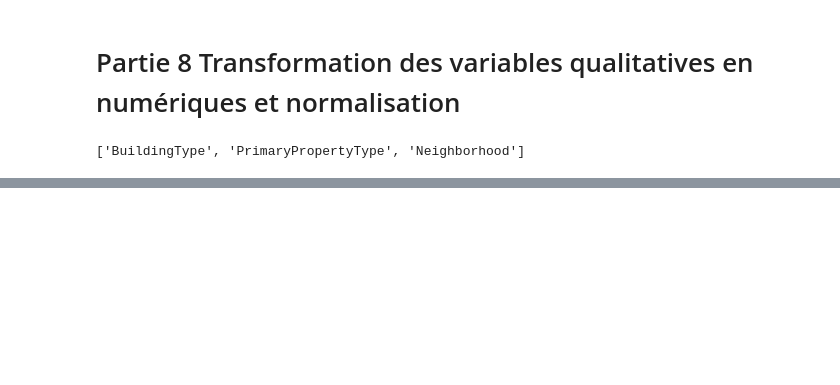
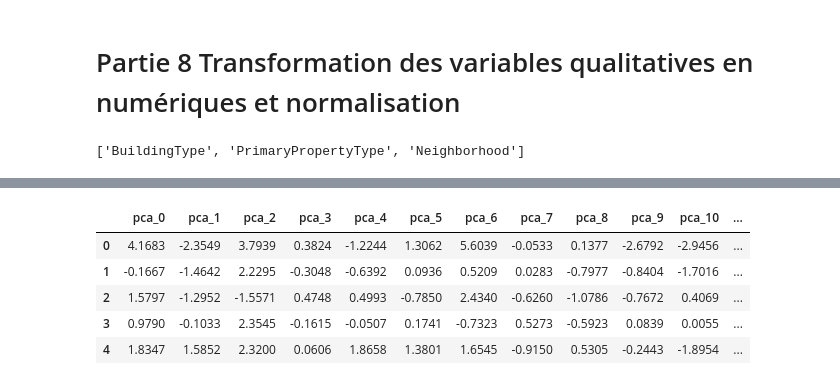
Before and after one commit to hoochycoochie/p4ml, a Jupyter notebook: DIOP_Amadou_1_notebook_exploratoire_082022.ipynb, the cells around one changed output, grey strips where cells are left out. Saved outputs shown, nothing was run; the diff lists cells and outputs as text; code cells hidden in the pictures; blank space fills up the shorter version.

```diff
--- a/DIOP_Amadou_1_notebook_exploratoire_082022.ipynb
+++ b/DIOP_Amadou_1_notebook_exploratoire_082022.ipynb
@@ -594,0 +623,11 @@ memory usage: 420.7 KB
+# %%
+columns = ['pca_%i' % i for i in range(pca.n_components_)]
+df_pca = pd.DataFrame(pca.transform(data), columns=columns, index=df.index)
+df_pca.head()
+# %% [output]
+|  | pca_0 | pca_1 | pca_2 | pca_3 | pca_4 | pca_5 | pca_6 | pca_7 | pca_8 | pca_9 | pca_10 | ... |
+| 0 | 4.1683 | -2.3549 | 3.7939 | 0.3824 | -1.2244 | 1.3062 | 5.6039 | -0.0533 | 0.1377 | -2.6792 | -2.9456 | ... |
+| 1 | -0.1667 | -1.4642 | 2.2295 | -0.3048 | -0.6392 | 0.0936 | 0.5209 | 0.0283 | -0.7977 | -0.8404 | -1.7016 | ... |
+| 2 | 1.5797 | -1.2952 | -1.5571 | 0.4748 | 0.4993 | -0.7850 | 2.4340 | -0.6260 | -1.0786 | -0.7672 | 0.4069 | ... |
+| 3 | 0.9790 | -0.1033 | 2.3545 | -0.1615 | -0.0507 | 0.1741 | -0.7323 | 0.5273 | -0.5923 | 0.0839 | 0.0055 | ... |
+| 4 | 1.8347 | 1.5852 | 2.3200 | 0.0606 | 1.8658 | 1.3801 | 1.6545 | -0.9150 | 0.5305 | -0.2443 | -1.8954 | ... |
```
Also changed, not shown: parts of 30 cells of this notebook, 2 other files.
